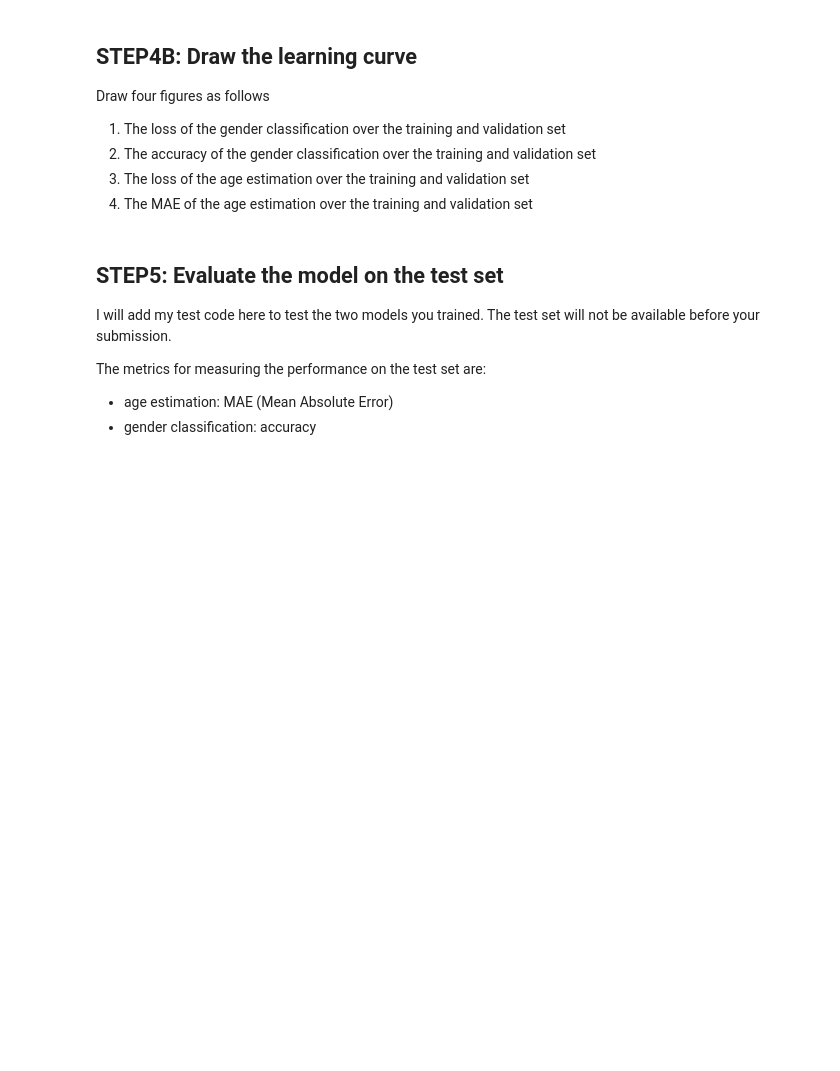
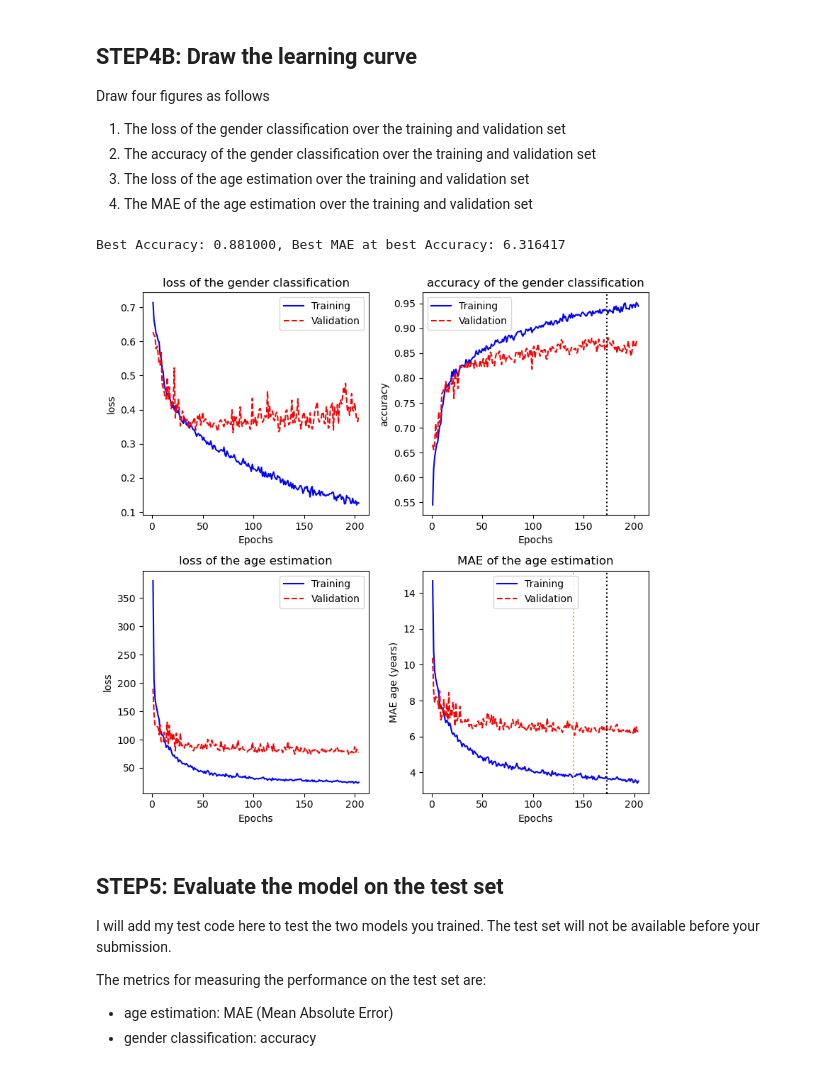
Before and after one commit to BJWiley233/cnn, a Jupyter notebook: test_tf/age_gender_submit.ipynb, the cells around one changed output. Cells and saved outputs as stored; diff of their text form; code cells hidden in the pictures; blank space fills up the shorter version.

```diff
--- a/test_tf/age_gender_submit.ipynb
+++ b/test_tf/age_gender_submit.ipynb
@@ -359,3 +688,46 @@ Draw four figures as follows
+# %%
+#
+# Add your code here
+#
+with open('output/checkpoint.age_gender_B.dict', "rb") as file_pi:
+    historyB = pickle.load(file_pi)
+
+print("Best Accuracy: %f, Best MAE at best Accuracy: %f" % (historyB['val_gender_output_accuracy'][higest_acc[0]],
+                                                            historyB['val_age_output_mae'][higest_acc[0]]))
+higest_acc = np.where(np.array(historyB['val_gender_output_accuracy'])==max(historyB['val_gender_output_accuracy']))[0]
+lowest_mae = np.where(np.array(historyB['val_age_output_mae'])==min(historyB['val_age_output_mae']))[0]
+
+plots = [
+    [[historyB['gender_output_loss'],historyB['val_gender_output_loss']],
+     [historyB['gender_output_accuracy'],historyB['val_gender_output_accuracy']]],
+    [[historyB['age_output_loss'],historyB['val_age_output_loss']],
+     [historyB['age_output_mae'],historyB['val_age_output_mae']]]
+]
+
+y_axis = [['loss', 'accuracy'],
+          ['loss', 'MAE age (years)']]
+
+titles = [['loss of the gender classification', 'accuracy of the gender classification'],
+          ['loss of the age estimation', 'MAE of the age estimation']]
+
+fig, ax = plt.subplots(2,2, figsize=(8,8))
+
+for i in range(0,2):
+    for j in range(0,2):
+        ax[i][j].plot(range(1,len(historyB['gender_output_loss'])+1),plots[i][j][0], label='Training', linestyle='-', color='blue')
+        ax[i][j].plot(range(1,len(historyB['gender_output_loss'])+1),plots[i][j][1], label='Validation', linestyle='--', color='red')
+        if j == 1:
+            ax[i][j].axvline(higest_acc, 0,1, linestyle=':', color='black')
+            if i == 1:
+                ax[i][j].axvline(lowest_mae, 0,1, linestyle=':', color='orange')
+        ax[i][j].set_xlabel('Epochs')
+        ax[i][j].set_ylabel(y_axis[i][j])
+        ax[i][j].set_title(titles[i][j])
+        ax[i][j].legend()
+fig.tight_layout()
+# %% [output]
+Best Accuracy: 0.881000, Best MAE at best Accuracy: 6.316417
+[figure, added]
 # %% [markdown]
 ## STEP5: Evaluate the model on the test set
 I will add my test code here to test the two models you trained. The test set will not be available before your submission.
```
Also changed, not shown: parts of 19 cells of this notebook.
